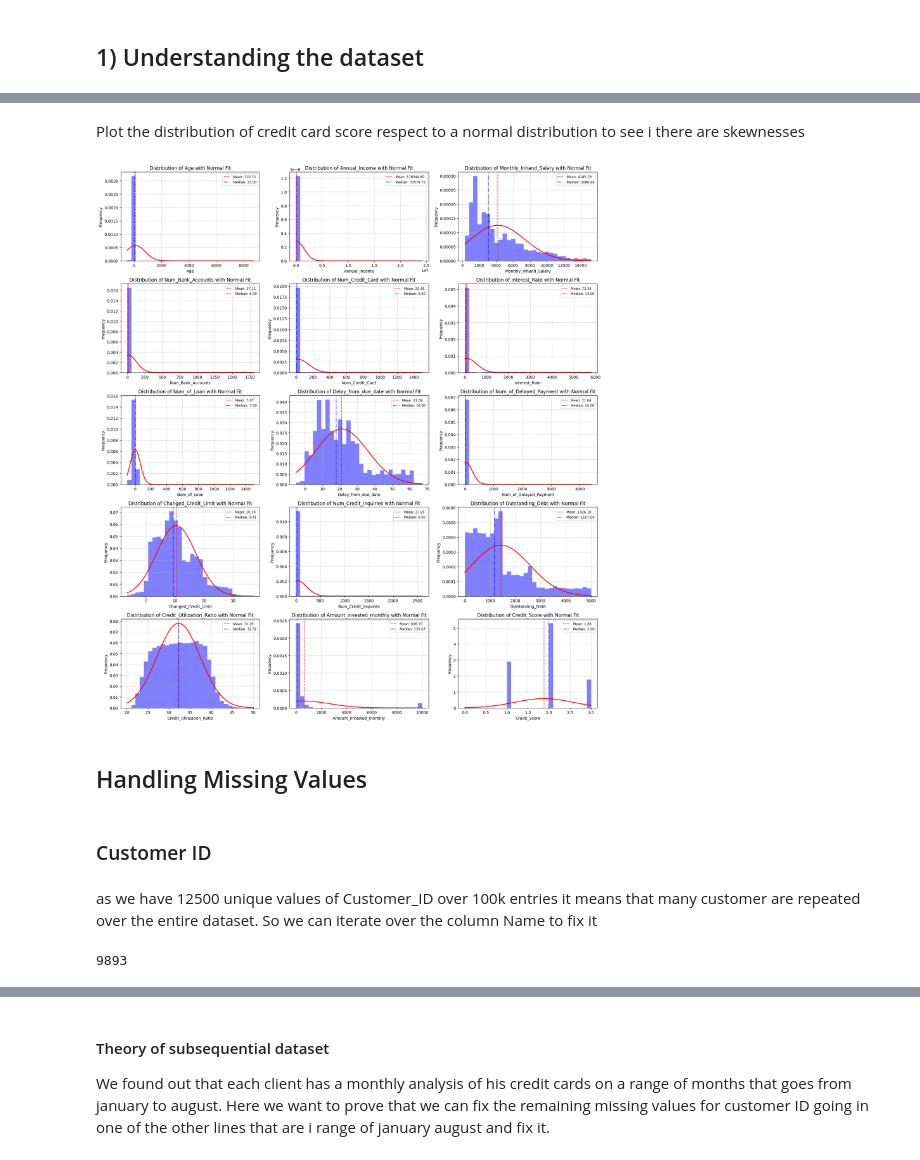
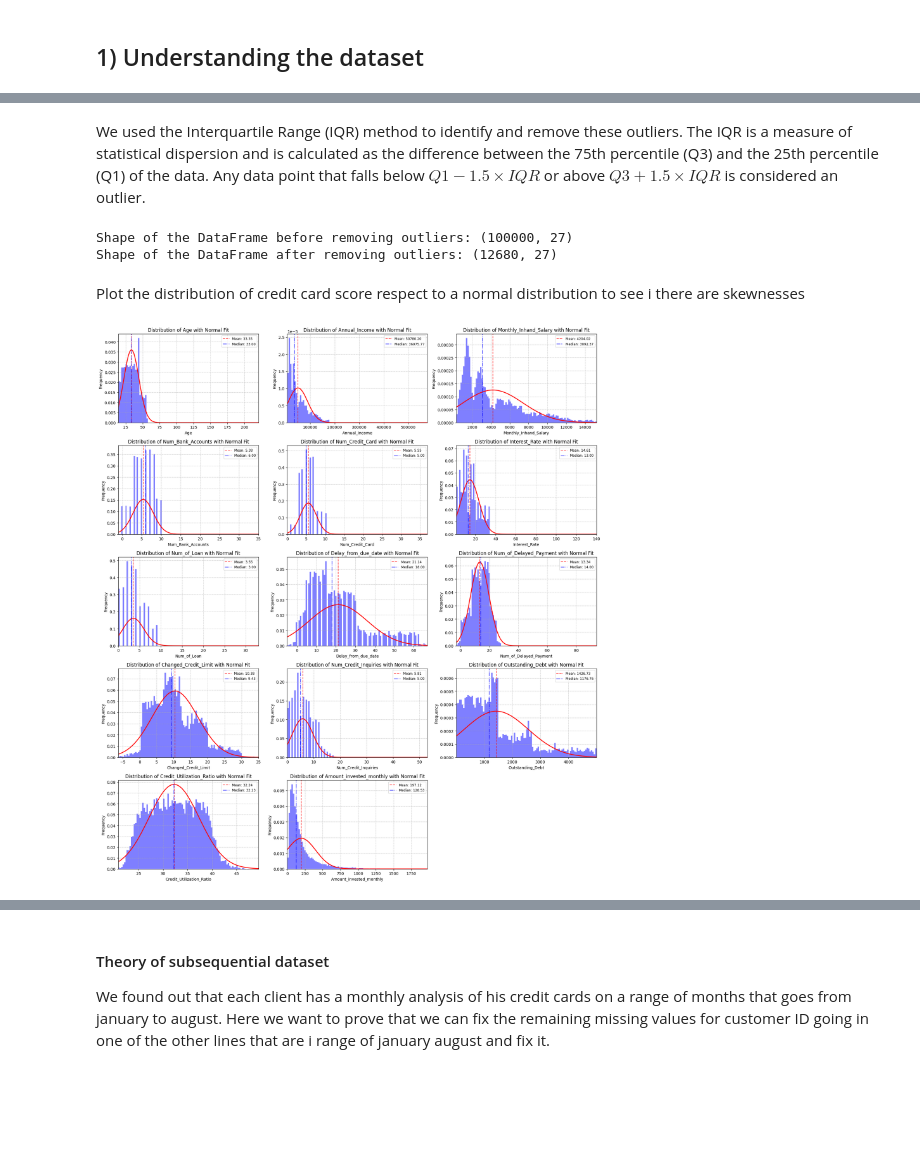
Before and after one commit to lelloxx/Advanced_Coding_Project_LUISS_2024-25, a Jupyter notebook: main.ipynb, the cells around one changed output, grey strips where cells are left out. Saved outputs shown, nothing was run; the diff lists cells and outputs as text; code cells hidden in the pictures; blank space fills up the shorter version.

```diff
--- a/main.ipynb
+++ b/main.ipynb
@@ -307,0 +183,6 @@ There are 12 categorical features:
+# %%
+# Convert target variable to object type
+credit_card_df['Credit_Score'] = credit_card_df['Credit_Score'].astype('object')
+
+# Display the summary statistics for categorical features
+credit_card_df.describe(include="object").T
@@ -308,3 +758,42 @@ There are 12 categorical features:
+# %% [markdown]
+
+
+We used the Interquartile Range (IQR) method to identify and remove these outliers. The IQR is a measure of statistical dispersion and is calculated as the difference between the 75th percentile (Q3) and the 25th percentile (Q1) of the data. Any data point that falls below $Q1 - 1.5 \times IQR$ or above $Q3 + 1.5 \times IQR$ is considered an outlier.
+# %%
+## Removing outliers from the dataset
+
+def remove_outliers(df, column):
+    """
+    Remove outliers from a specified column in a DataFrame using the IQR method.
+
+    Parameters:
+      df: pandas DataFrame
+      column: Column name from which to remove outliers
+
+    Returns:
+      A new DataFrame with outliers removed from the specified column.
+    """
+
+    Q1 = df[column].quantile(0.25)
+    Q3 = df[column].quantile(0.75)
+    IQR = Q3 - Q1
+    lower_bound = Q1 - 10 * IQR
+    upper_bound = Q3 + 10 * IQR
+
+    # Filter the DataFrame to remove outliers
+    return df[(df[column] >= lower_bound) & (df[column] <= upper_bound)]
+
+print(f"Shape of the DataFrame before removing outliers: {credit_card_df.shape}")
+
+# Loop through each numerical feature and remove outliers
+for col in numerical_features:
+    credit_card_df = remove_outliers(credit_card_df, col)
+
+# Display the shape of the DataFrame after removing outliers
+print(f"Shape of the DataFrame after removing outliers: {credit_card_df.shape}")
+# %% [output]
+Shape of the DataFrame before removing outliers: (100000, 27)
+Shape of the DataFrame after removing outliers: (12680, 27)
 # %% [markdown]
 Plot the distribution of credit card score respect to a normal distribution to see i there are skewnesses
 # %%
@@ -329,46 +818,37 @@ for i, col in enumerate(numeric_features):
     data = credit_card_df[col].dropna()
 
     # Plot histogram with density normalization
-    ax.hist(data, bins=30, density=True, alpha=0.5, color='blue')
+    n_bins = 0
+    ax.hist(data, bins=100, density=True, alpha=0.5, color='blue')
+    ax.set_xlim(data.min(), data.max())  # Set x-axis limits to focus on the range of interest
 
     # Fit a normal distribution to the data and plot it
     mu, std = norm.fit(data)
     x = np.linspace(data.min(), data.max(), 100)
     y = norm.pdf(x, mu, std)
     ax.plot(x, y, 'r-', lw=2)
 
     # Add vertical lines for mean and median
     mean_val = data.mean()
     median_val = data.median()
     ax.axvline(mean_val, color='red', linestyle='--', alpha=0.7, label=f'Mean: {mean_val:.2f}')
     ax.axvline(median_val, color='blue', linestyle='-.', alpha=0.7, label=f'Median: {median_val:.2f}')
 
     # Add legend, grid, and style ticks
     ax.legend(fontsize='small')
     ax.grid(True, linestyle='--', alpha=0.7)
     ax.tick_params(axis='both', which='major', labelsize=10)
 
     # Set titles and labels
     ax.set_title(f'Distribution of {col} with Normal Fit')
     ax.set_xlabel(col)
     ax.set_ylabel('Frequency')
 
 # Remove any unused subplots if n_features is not a multiple of n_cols
 for j in range(i + 1, len(axes)):
     fig.delaxes(axes[j])
 
 plt.tight_layout()
 plt.show()
 # %% [output]
-[figure, old version]
+[figure, new version]
-# %% [markdown]
-## Handling Missing Values
-# %% [markdown]
-### Customer ID
-# %% [markdown]
-as we have 12500 unique values of Customer_ID over 100k entries it means that many customer are repeated over the entire dataset. So we can iterate over the column Name to fix it
-# %%
-missing_customerID = credit_card_df['Customer_ID'].isnull().sum()
-missing_customerID
-# %% [output]
-9893
```
Also changed, not shown: parts of 88 cells of this notebook.
